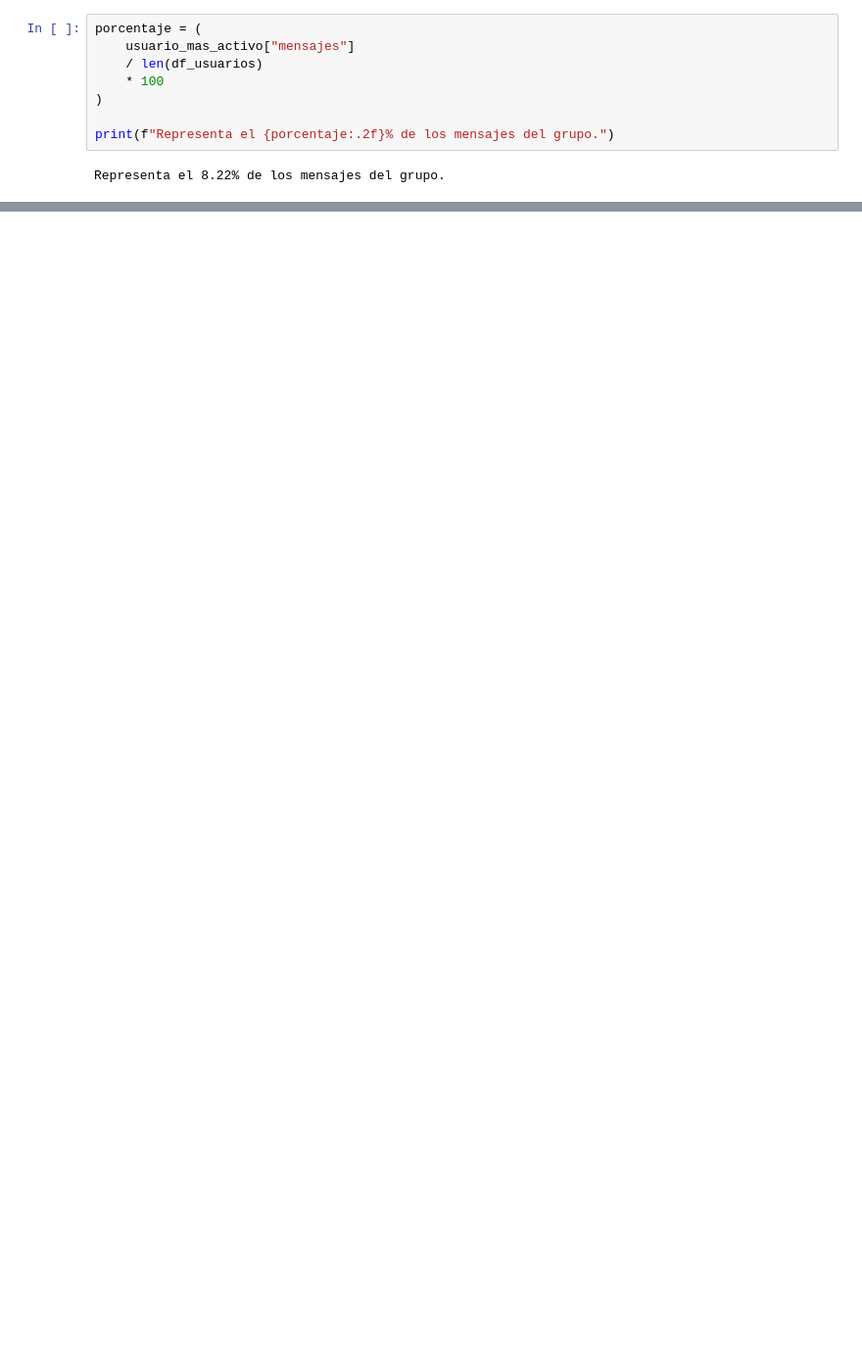
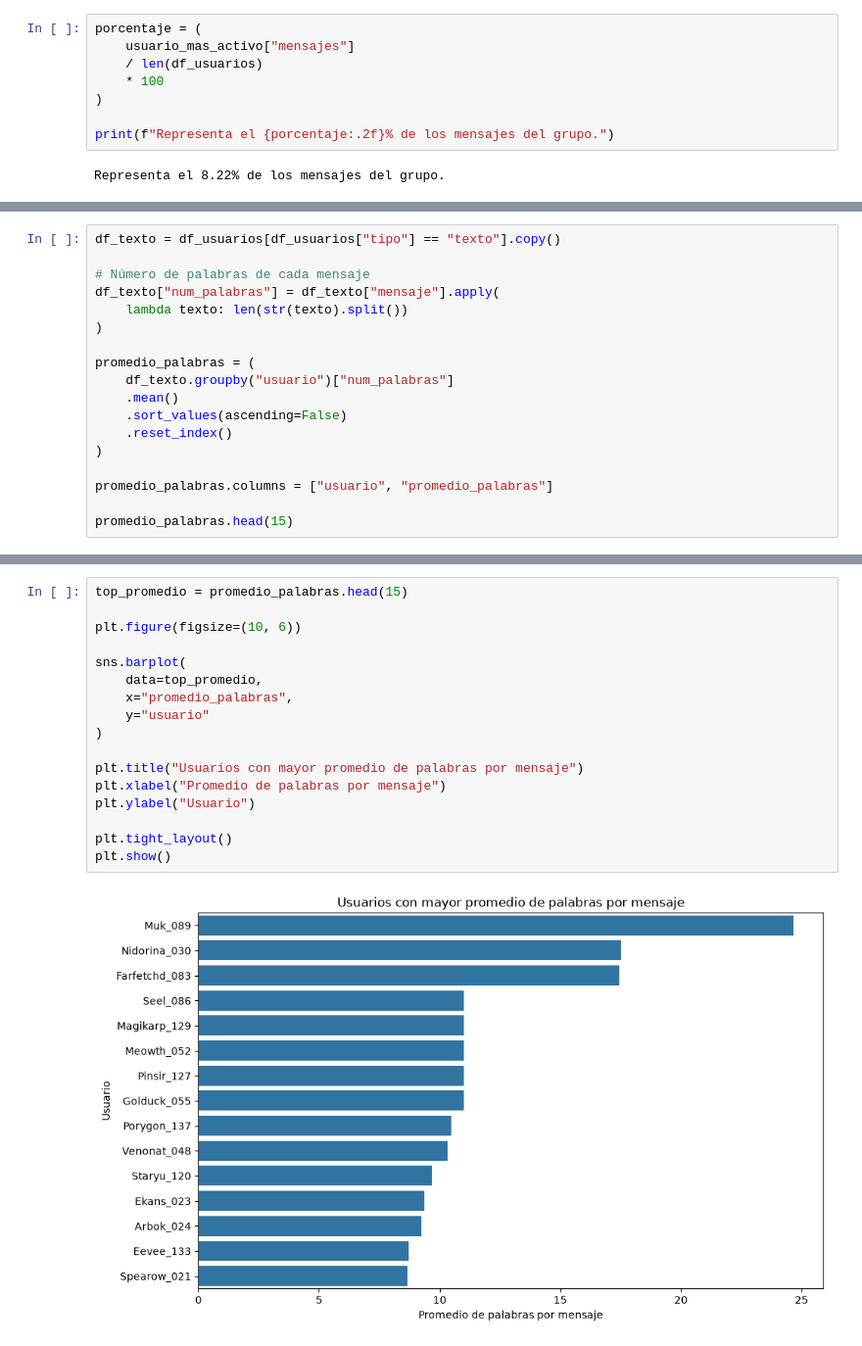
Before and after one commit to JulianVillasenor/Whatsapp_analyst, a Jupyter notebook: whatsapp_analyst.ipynb, the cells around one changed output, grey strips where cells are left out. Shown at 98% size. Cells and saved outputs as stored; diff of their text form; blank space fills up the shorter version.

Commit message:
analisis de palabras, promedio, stop words

```diff
--- a/whatsapp_analyst.ipynb
+++ b/whatsapp_analyst.ipynb
@@ -472,0 +528,18 @@ Representa el 8.22% de los mensajes del grupo.
+# %%
+df_texto = df_usuarios[df_usuarios["tipo"] == "texto"].copy()
+
+# Número de palabras de cada mensaje
+df_texto["num_palabras"] = df_texto["mensaje"].apply(
+    lambda texto: len(str(texto).split())
+)
+
+promedio_palabras = (
+    df_texto.groupby("usuario")["num_palabras"]
+    .mean()
+    .sort_values(ascending=False)
+    .reset_index()
+)
+
+promedio_palabras.columns = ["usuario", "promedio_palabras"]
+
+promedio_palabras.head(15)
@@ -472,0 +563,19 @@ Representa el 8.22% de los mensajes del grupo.
+# %%
+top_promedio = promedio_palabras.head(15)
+
+plt.figure(figsize=(10, 6))
+
+sns.barplot(
+    data=top_promedio,
+    x="promedio_palabras",
+    y="usuario"
+)
+
+plt.title("Usuarios con mayor promedio de palabras por mensaje")
+plt.xlabel("Promedio de palabras por mensaje")
+plt.ylabel("Usuario")
+
+plt.tight_layout()
+plt.show()
+# %% [output]
+[figure, added]
```
Also changed, not shown: parts of 47 cells of this notebook, 2 other files.
